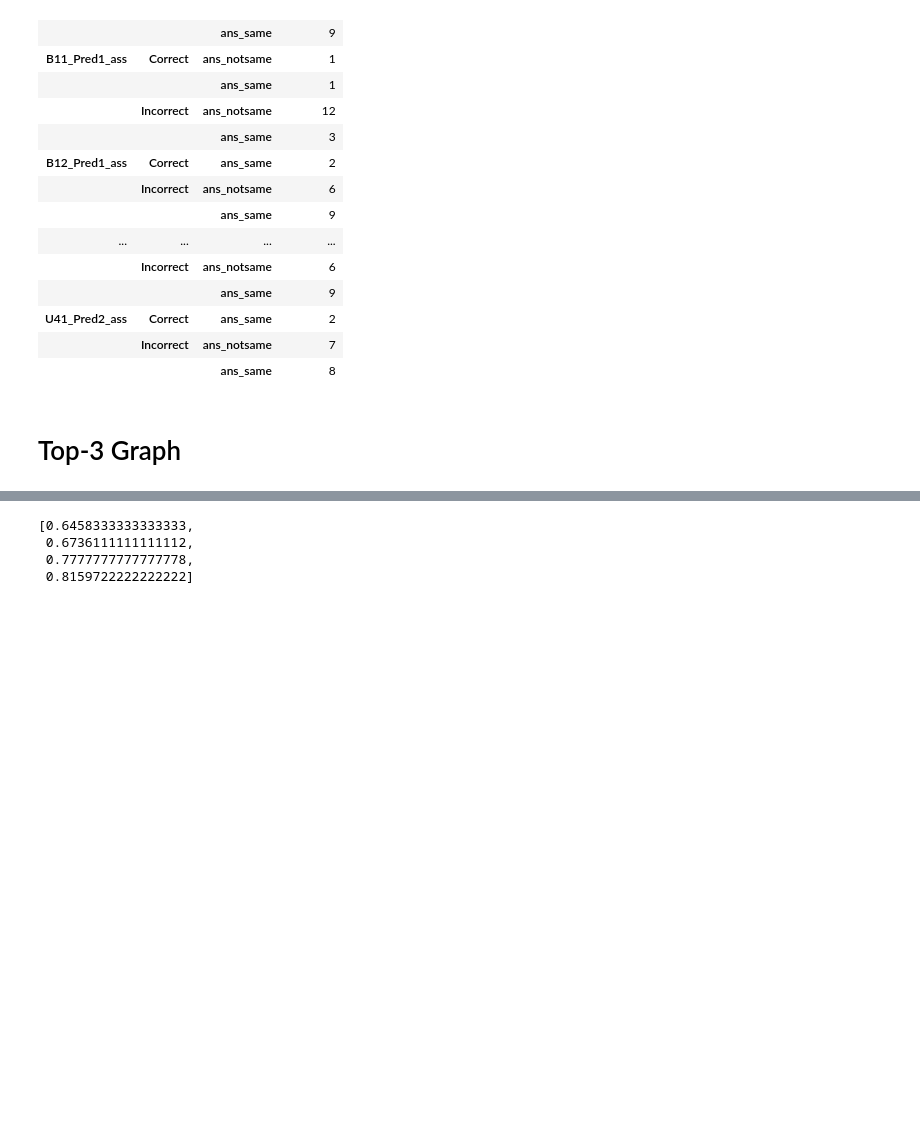
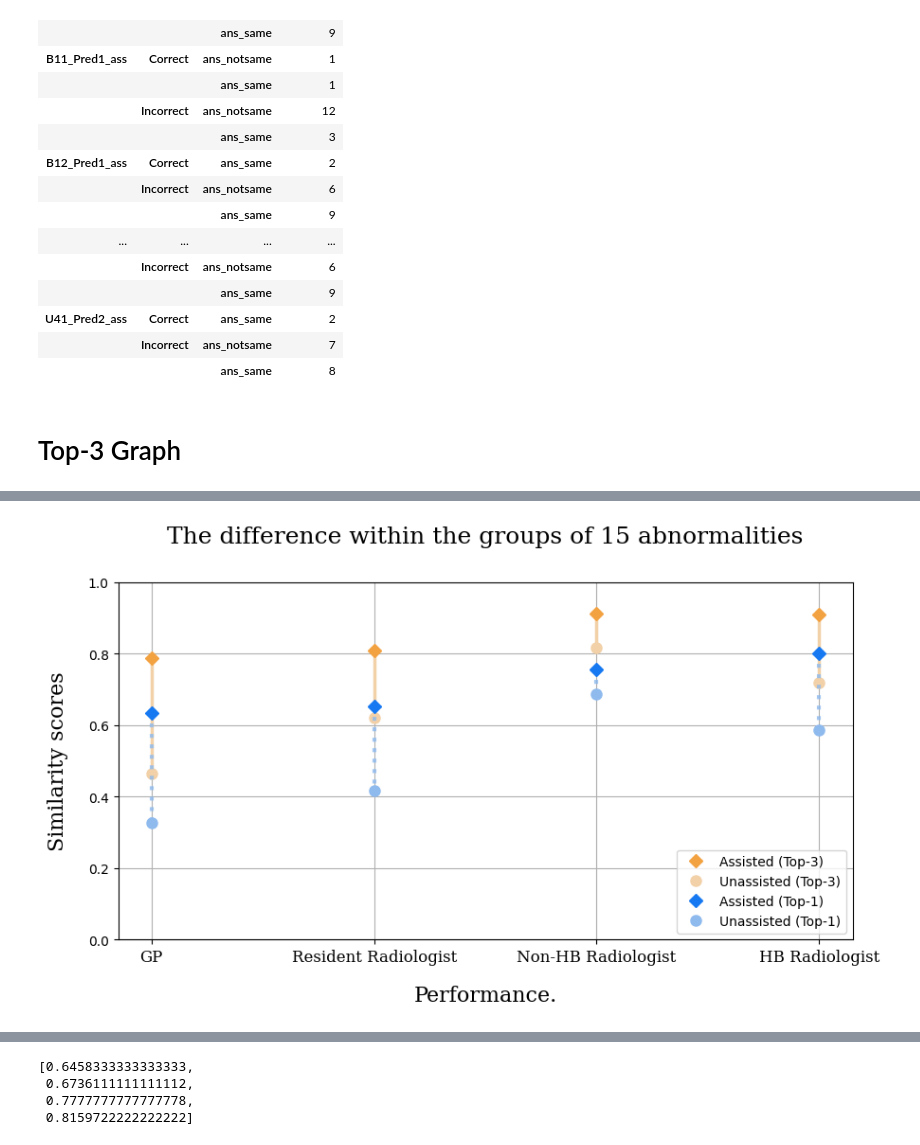
Before and after one commit to Peckkie/Experiment_Evaluation_CCA, a Jupyter notebook: graph_paper.ipynb, the cells around one changed output, grey strips where cells are left out. Cells and saved outputs as stored; diff of their text form; code cells hidden in the pictures; blank space fills up the shorter version.

```diff
--- a/graph_paper.ipynb
+++ b/graph_paper.ipynb
@@ -1079,0 +1182,9 @@ df.head(3)
+# %%
+non_HB= df_result[(df_result['Exper'] == 'U30_Pred2_ass')|(df_result['Exper'] =='U31_Pred_ass')]
+print(len(non_HB))
+ddf = non_HB
+act = ddf['AssistGP4'].map({'AB12':1, 'AB04':1, 'AB05':1, 'Normal':1, 'AB02':1, 'AB11':1, 'AB082':1, 'AB06':1,'AB07':1, 'AB081':1, 'AB09':1, 'AB03':1, 'AB10':1, 'AB01':1, 'AB083':1}).values
+pred = ddf['ans_top3'].tolist()
+cmat = confusion_matrix(act, pred)
+print('classifier accuracy = {}%'.format((100.*np.trace(cmat))/(np.sum(cmat))))
+re.append((np.trace(cmat))/(np.sum(cmat)))
@@ -1079,0 +1252,10 @@ df.head(3)
+# %%
+gt =df_result['AssistGP4'] .tolist()
+ai = df_result['Top3_category'] .tolist()
+a = []
+for i in range(len(ai)):
+    if gt[i] in ai[i] :
+        a.append(1)
+    else:
+        a.append(0)
+df_result['ans_top3'] = a
@@ -1079,0 +1389,47 @@ df.head(3)
+# %%
+font = {'family': 'serif',
+        'color':  'black',
+        'weight': 'normal'}
+
+fig, ax = plt.subplots(figsize=(10, 5), dpi=100)
+plt.ylim(0,1)
+x = np.arange(0,2,0.5)  # the label locations
+X = [[0,0],[0.5,0.5],[1,1],[1.5,1.5]]
+Y=[]
+for i in range(len(ass)):
+    a = [ass[i],unass[i]]
+    Y.append(a)
+Y1=[]
+for i in range(len(AIass)):
+    a = [AIass[i],AIunass[i]]
+    Y1.append(a)
+
+color1 ='#1679F1'
+color2 = '#8EBAEE'
+color3 = '#F3A241'
+color4 = '#F2D1A8'
+
+for i in range(len(X)):
+    plt.plot(X[i], Y[i] , color=color4,  linestyle='-', linewidth=2.5)
+plt.plot(x, ass, color=color3,  linestyle=' ', marker='D', markeredgecolor=color3, markersize=7, label='Assisted (Top-3)')
+plt.plot(x, unass, color=color4,  linestyle=' ', marker='o', markeredgecolor=color4, markersize=8, label='Unassisted (Top-3)')
+
+for i in range(len(X)):
+    plt.plot(X[i], Y1[i] , color=color2,  linestyle=':', linewidth=3, alpha =0.8)
+plt.plot(x, AIass, color=color1,  linestyle=' ', marker='D', markeredgecolor=color1, markersize=7, label='Assisted (Top-1)')
+plt.plot(x, AIunass, color=color2,  linestyle=' ', marker='o', markeredgecolor=color2, markersize=8, label='Unassisted (Top-1)')
+
+
+# plt.title('The difference within the groups (Recall) Abn&Nor',fontsize=20)
+ax.set_title(f'The difference within the groups of 15 abnormalities',fontsize=18, fontdict=font, pad=30)
+ax.set_xlabel('Performance.',fontsize=16, fontdict=font, labelpad=15)
+ax.set_ylabel('Similarity scores',fontsize=16, fontdict=font, labelpad=15)
+
+ax.set_xticks(x)
+labels = ['GP', 'Resident Radiologist','Non-HB Radiologist','HB Radiologist']
+ax.set_xticklabels(labels,fontsize=12, fontdict=font)
+plt.legend(loc='lower right')
+plt.grid(True)
+show()
+# %% [output]
+[figure, added]
```
Also changed, not shown: parts of 27 cells of this notebook.
